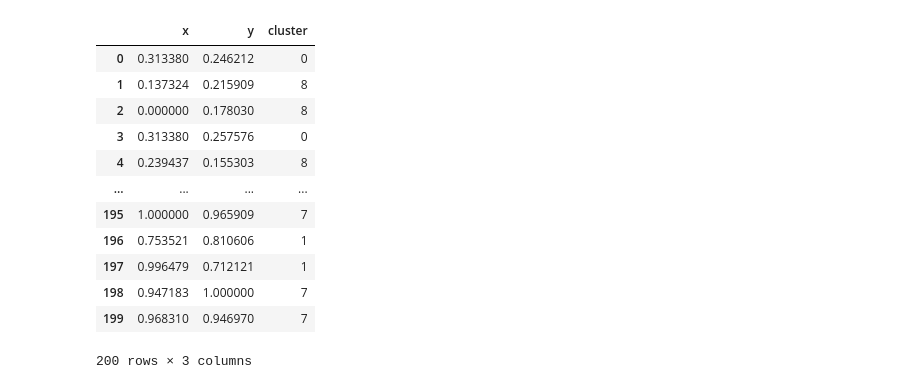
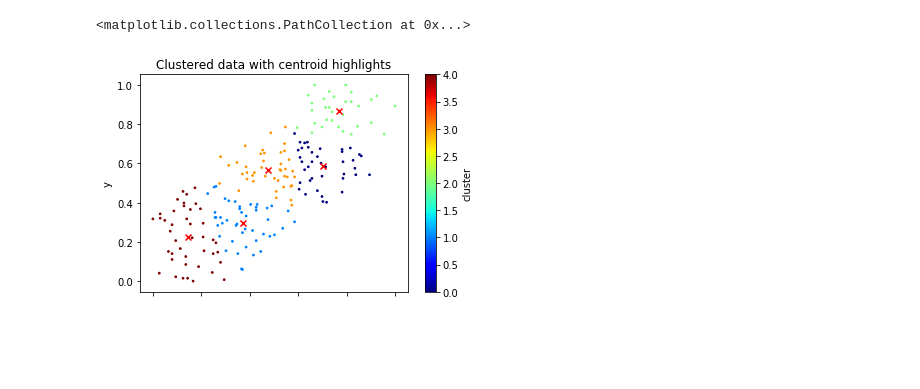
Before and after one commit to dancrew32/kmeans, a Jupyter notebook: kmeans.ipynb, the cells around one changed output. Saved outputs shown, nothing was run; the diff lists cells and outputs as text; code cells hidden in the pictures; blank space fills up the shorter version.

```diff
--- a/kmeans.ipynb
+++ b/kmeans.ipynb
@@ -63,16 +39,11 @@ df['cluster'] = km.labels_
-# %%
-df
-# %% [output]
-|  | x | y | cluster |
-| 0 | 0.313380 | 0.246212 | 0 |
-| 1 | 0.137324 | 0.215909 | 8 |
-| 2 | 0.000000 | 0.178030 | 8 |
-| 3 | 0.313380 | 0.257576 | 0 |
-| 4 | 0.239437 | 0.155303 | 8 |
-| ... | ... | ... | ... |
-| 195 | 1.000000 | 0.965909 | 7 |
-| 196 | 0.753521 | 0.810606 | 1 |
-| 197 | 0.996479 | 0.712121 | 1 |
-| 198 | 0.947183 | 1.000000 | 7 |
-| 199 | 0.968310 | 0.946970 | 7 |
-200 rows × 3 columns
+# %%
+km = cluster.KMeans(n_clusters=5)
+km.fit(df[['x', 'y']])
+df['cluster'] = km.labels_
+centroids = km.cluster_centers_
+q = df.plot.scatter(x='x', y='y', c='cluster', colormap='jet', s=3)
+q.set_title('Clustered data with centroid highlights')
+q.scatter(centroids[:,0], centroids[:,1], marker='x', color='red')
+# %% [output]
+<matplotlib.collections.PathCollection at 0x...>
+[figure, added]
```
Also changed, not shown: parts of 7 cells of this notebook, 2 other files.
